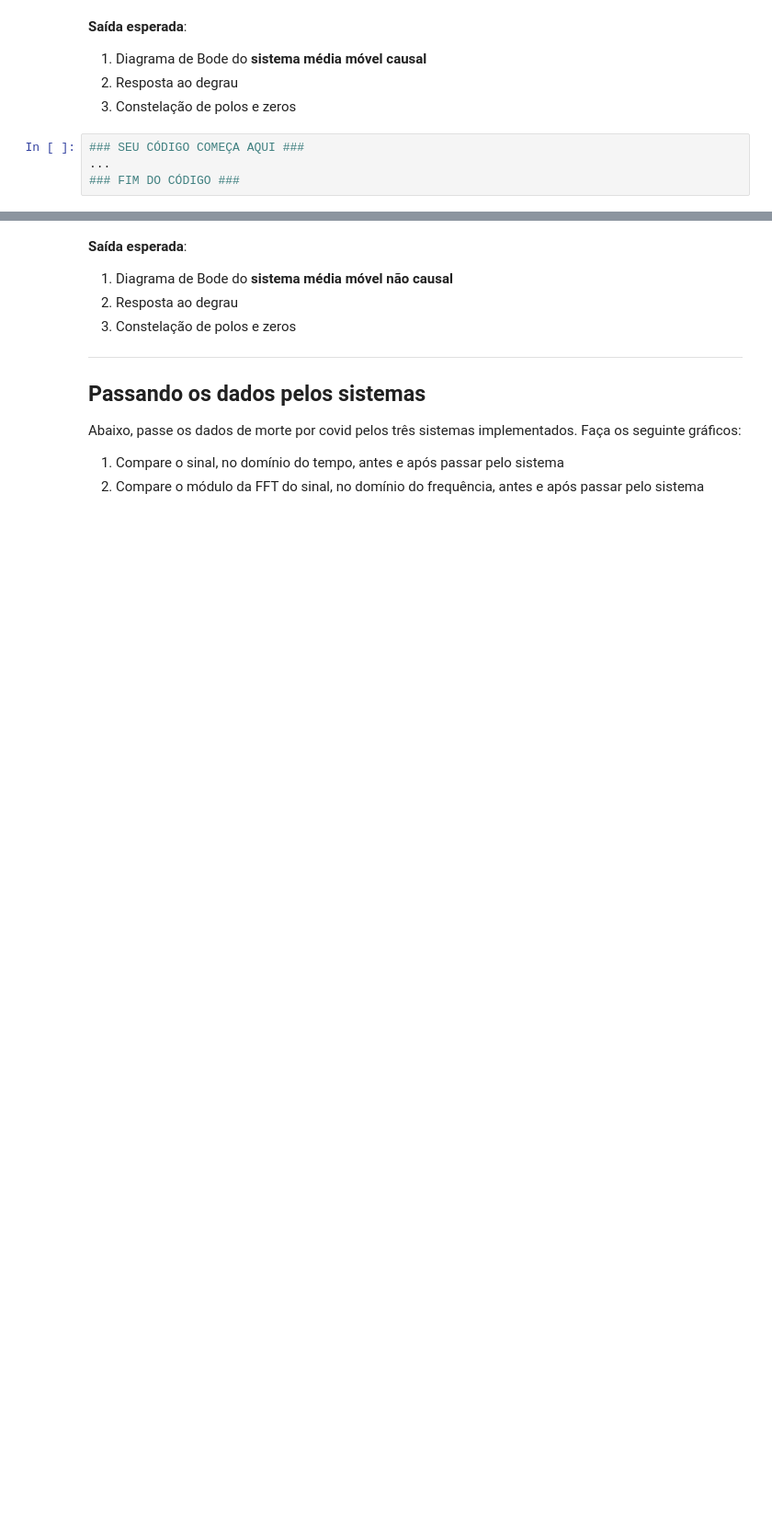
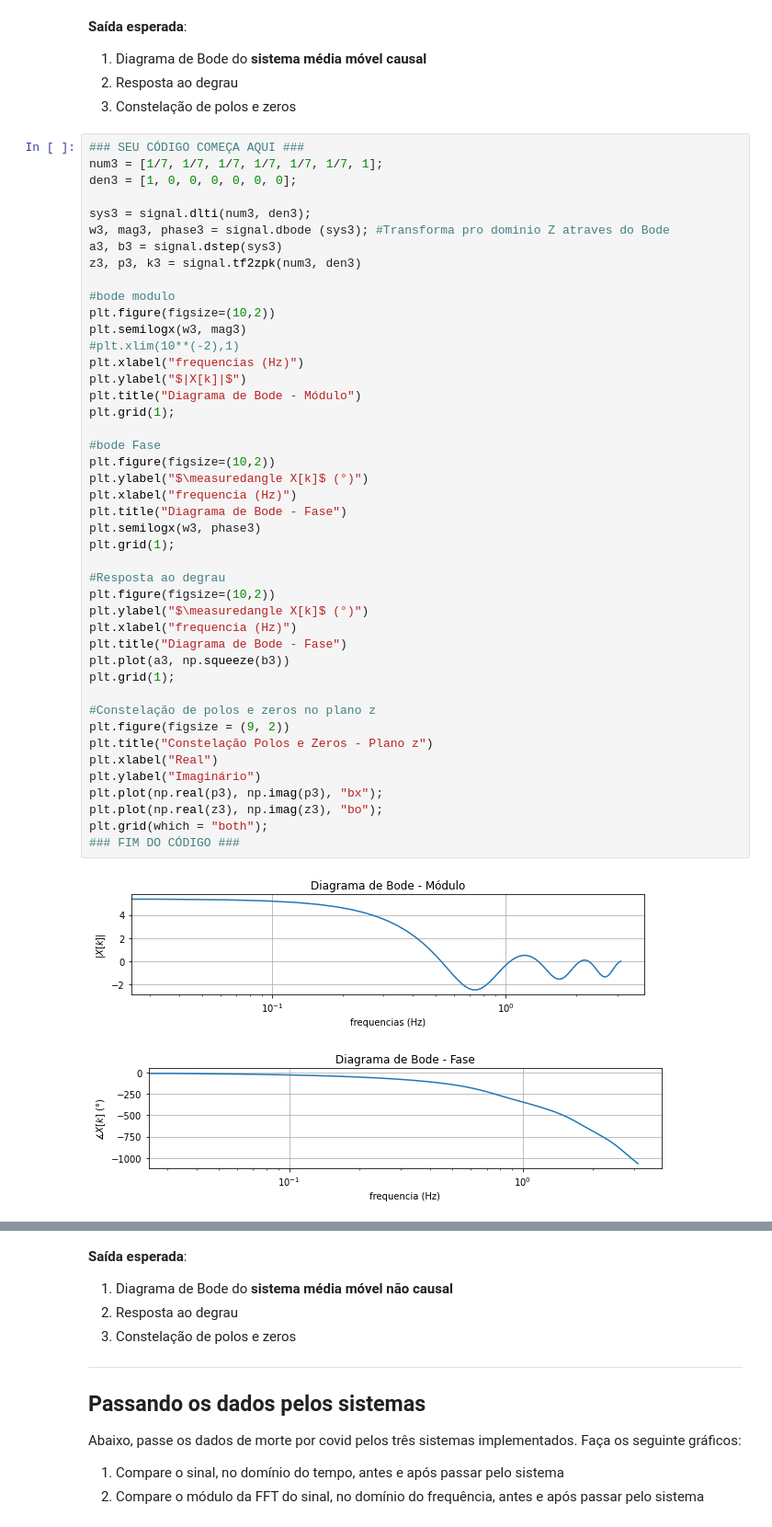
Before and after one commit to iurykischka/Proc.-de-sinais, a Jupyter notebook: Ex/Ex06_sistDiscretos(IURY).ipynb, the cells around one changed output, grey strips where cells are left out. Shown at 92% size. Saved outputs shown, nothing was run; the diff lists cells and outputs as text; blank space fills up the shorter version.

```diff
--- a/Ex/Ex06_sistDiscretos(IURY).ipynb
+++ b/Ex/Ex06_sistDiscretos(IURY).ipynb
@@ -329,7 +385,50 @@ plt.grid(1);
 1. Diagrama de Bode do **sistema média móvel causal**
 1. Resposta ao degrau
 1. Constelação de polos e zeros
-# %%
-### SEU CÓDIGO COMEÇA AQUI ###
-...
-### FIM DO CÓDIGO ###
+# %%
+### SEU CÓDIGO COMEÇA AQUI ###
+num3 = [1/7, 1/7, 1/7, 1/7, 1/7, 1/7, 1];
+den3 = [1, 0, 0, 0, 0, 0, 0];
+
+sys3 = signal.dlti(num3, den3);
+w3, mag3, phase3 = signal.dbode (sys3); #Transforma pro dominio Z atraves do Bode
+a3, b3 = signal.dstep(sys3)
+z3, p3, k3 = signal.tf2zpk(num3, den3)
+
+#bode modulo
+plt.figure(figsize=(10,2))
+plt.semilogx(w3, mag3)
+#plt.xlim(10**(-2),1)
+plt.xlabel("frequencias (Hz)")
+plt.ylabel("$|X[k]|$")
+plt.title("Diagrama de Bode - Módulo")
+plt.grid(1);
+
+#bode Fase
+plt.figure(figsize=(10,2))
+plt.ylabel("$\measuredangle X[k]$ (°)")
+plt.xlabel("frequencia (Hz)")
+plt.title("Diagrama de Bode - Fase")
+plt.semilogx(w3, phase3)
+plt.grid(1);
+
+#Resposta ao degrau
+plt.figure(figsize=(10,2))
+plt.ylabel("$\measuredangle X[k]$ (°)")
+plt.xlabel("frequencia (Hz)")
+plt.title("Diagrama de Bode - Fase")
+plt.plot(a3, np.squeeze(b3))
+plt.grid(1);
+
+#Constelação de polos e zeros no plano z
+plt.figure(figsize = (9, 2))
+plt.title("Constelação Polos e Zeros - Plano z")
+plt.xlabel("Real")
+plt.ylabel("Imaginário")
+plt.plot(np.real(p3), np.imag(p3), "bx");
+plt.plot(np.real(z3), np.imag(z3), "bo");
+plt.grid(which = "both");
+### FIM DO CÓDIGO ###
+# %% [output]
+[figure, added]
+[figure, added]
```
Also changed, not shown: parts of 9 cells of this notebook.
